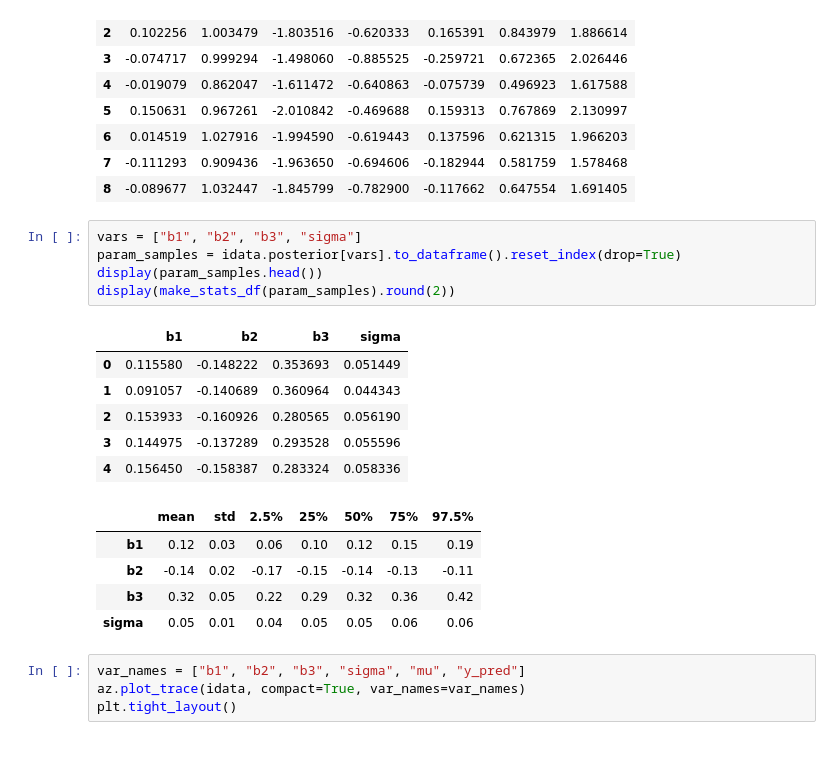
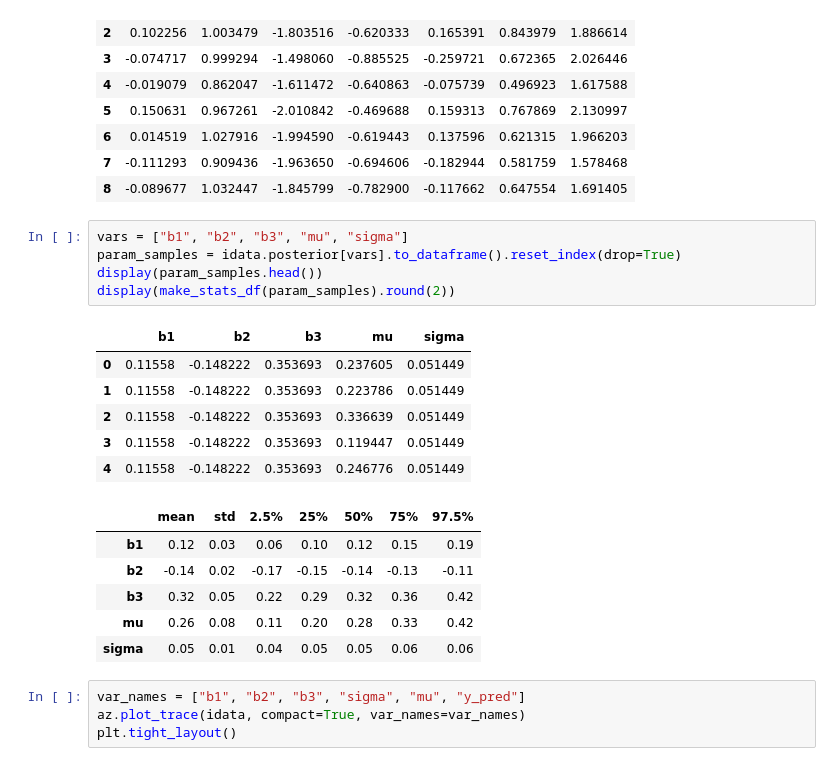
Before and after one commit to makkimaki/stan-r-bayes-statistical-modeling-python, a Jupyter notebook: chapter5.ipynb, the cells around one changed output. Drawn from its saved outputs; the diff is of its cells as text.

```diff
--- a/chapter5.ipynb
+++ b/chapter5.ipynb
@@ -259,21 +259,22 @@ tmp_df.shape=(9, 7)
 | 7 | -0.111293 | 0.909436 | -1.963650 | -0.694606 | -0.182944 | 0.581759 | 1.578468 |
 | 8 | -0.089677 | 1.032447 | -1.845799 | -0.782900 | -0.117662 | 0.647554 | 1.691405 |
 # %%
-vars = ["b1", "b2", "b3", "sigma"]
+vars = ["b1", "b2", "b3", "mu", "sigma"]
 param_samples = idata.posterior[vars].to_dataframe().reset_index(drop=True)
 display(param_samples.head())
 display(make_stats_df(param_samples).round(2))
 # %% [output]
-|  | b1 | b2 | b3 | sigma |
-| 0 | 0.115580 | -0.148222 | 0.353693 | 0.051449 |
-| 1 | 0.091057 | -0.140689 | 0.360964 | 0.044343 |
-| 2 | 0.153933 | -0.160926 | 0.280565 | 0.056190 |
-| 3 | 0.144975 | -0.137289 | 0.293528 | 0.055596 |
-| 4 | 0.156450 | -0.158387 | 0.283324 | 0.058336 |
+|  | b1 | b2 | b3 | mu | sigma |
+| 0 | 0.11558 | -0.148222 | 0.353693 | 0.237605 | 0.051449 |
+| 1 | 0.11558 | -0.148222 | 0.353693 | 0.223786 | 0.051449 |
+| 2 | 0.11558 | -0.148222 | 0.353693 | 0.336639 | 0.051449 |
+| 3 | 0.11558 | -0.148222 | 0.353693 | 0.119447 | 0.051449 |
+| 4 | 0.11558 | -0.148222 | 0.353693 | 0.246776 | 0.051449 |
 |  | mean | std | 2.5% | 25% | 50% | 75% | 97.5% |
 | b1 | 0.12 | 0.03 | 0.06 | 0.10 | 0.12 | 0.15 | 0.19 |
 | b2 | -0.14 | 0.02 | -0.17 | -0.15 | -0.14 | -0.13 | -0.11 |
 | b3 | 0.32 | 0.05 | 0.22 | 0.29 | 0.32 | 0.36 | 0.42 |
+| mu | 0.26 | 0.08 | 0.11 | 0.20 | 0.28 | 0.33 | 0.42 |
 | sigma | 0.05 | 0.01 | 0.04 | 0.05 | 0.05 | 0.06 | 0.06 |
 # %%
 var_names = ["b1", "b2", "b3", "sigma", "mu", "y_pred"]
```
Also changed, not shown: parts of 2 cells of this notebook.
